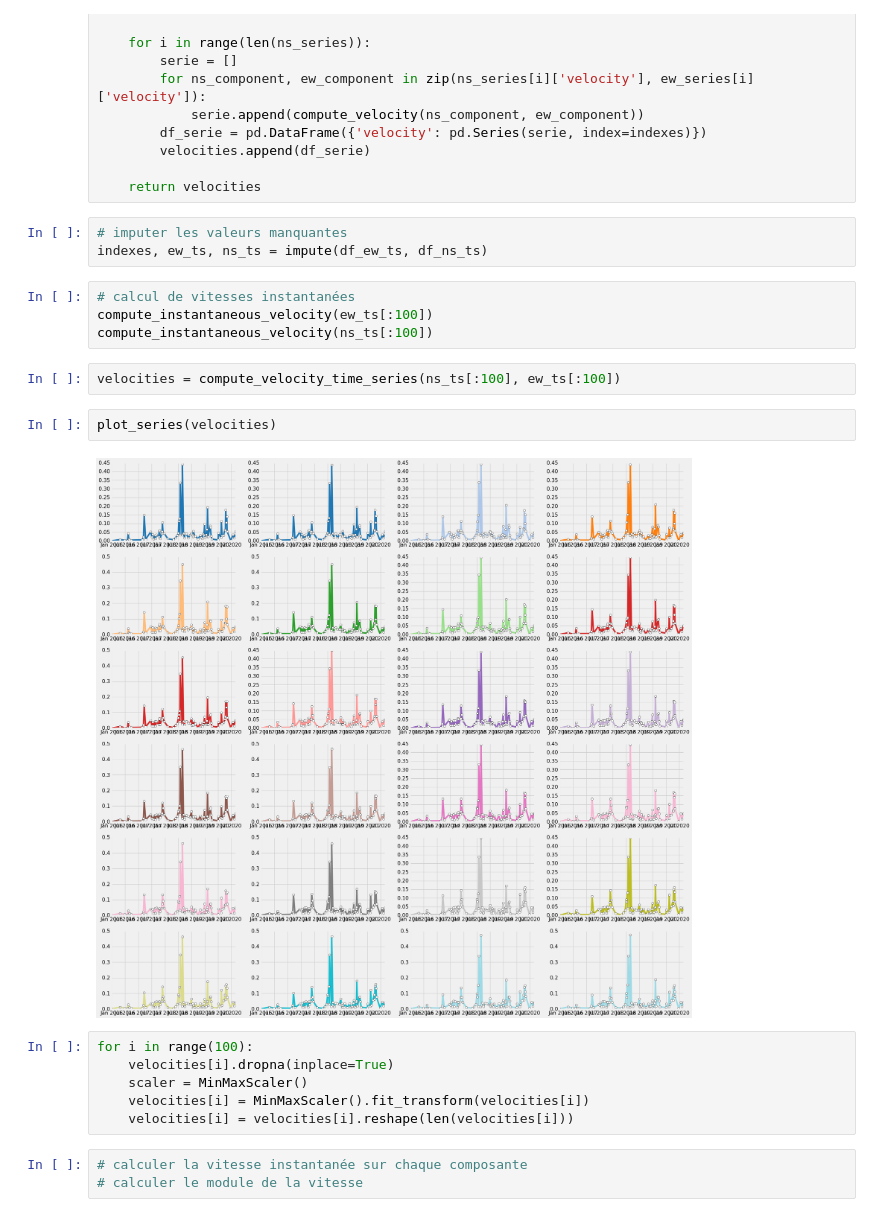
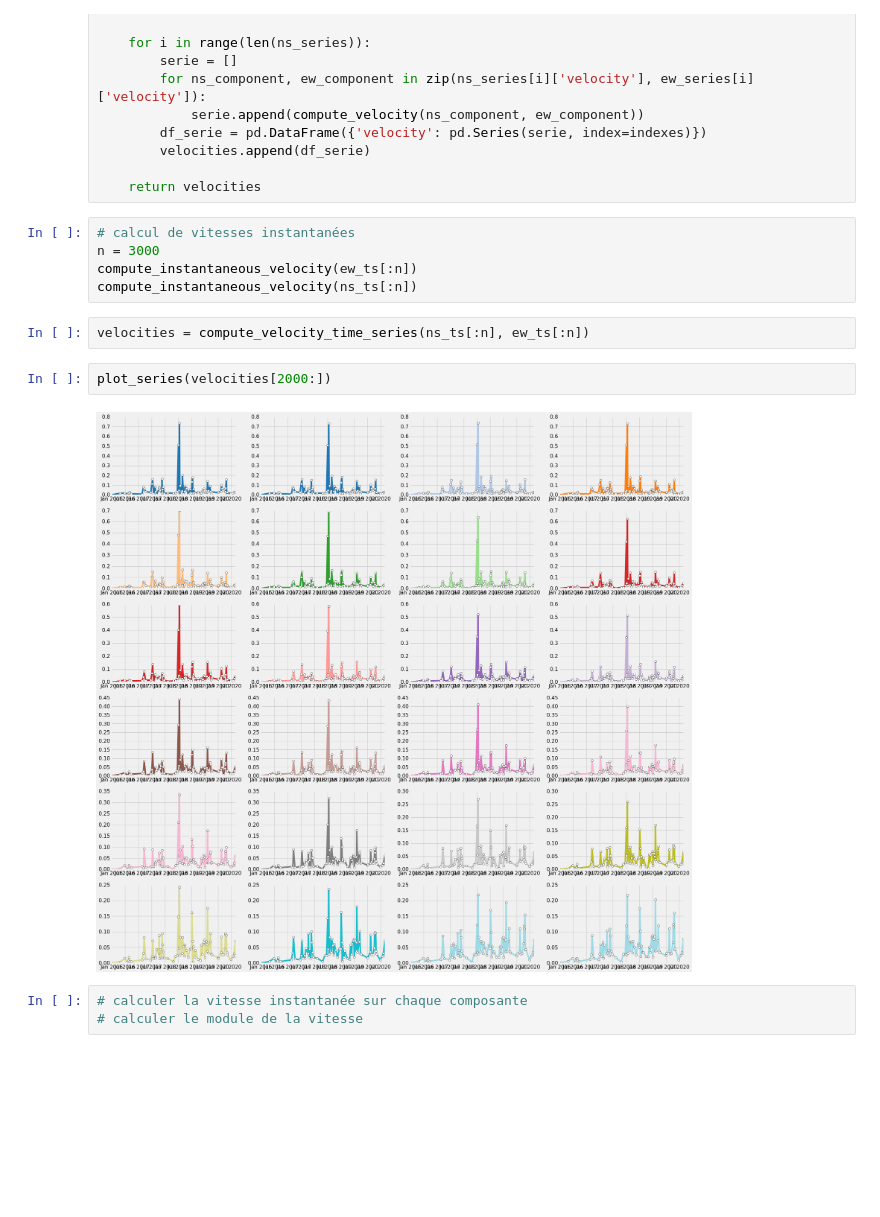
Before and after one commit to EddyVianney/Stage_master2_sdsc_eost, a Jupyter notebook: PMEDV_STAGE_SDSC_EOST.ipynb, the cells around one changed output. Drawn from its saved outputs; the diff is of its cells as text; blank space fills up the shorter version.

```diff
--- a/PMEDV_STAGE_SDSC_EOST.ipynb
+++ b/PMEDV_STAGE_SDSC_EOST.ipynb
@@ -173,25 +257,17 @@ def compute_velocity_time_series(ns_series, ew_series):
         velocities.append(df_serie)
 
     return velocities
-# %%
-# imputer les valeurs manquantes
-indexes, ew_ts, ns_ts = impute(df_ew_ts, df_ns_ts)
 # %%
 # calcul de vitesses instantanées
-compute_instantaneous_velocity(ew_ts[:100])
-compute_instantaneous_velocity(ns_ts[:100])
+n = 3000
+compute_instantaneous_velocity(ew_ts[:n])
+compute_instantaneous_velocity(ns_ts[:n])
 # %%
-velocities = compute_velocity_time_series(ns_ts[:100], ew_ts[:100])
+velocities = compute_velocity_time_series(ns_ts[:n], ew_ts[:n])
 # %%
-plot_series(velocities)
+plot_series(velocities[2000:])
 # %% [output]
-[figure, old version]
+[figure, new version]
-# %%
-for i in range(100):
-    velocities[i].dropna(inplace=True)
-    scaler = MinMaxScaler()
-    velocities[i] = MinMaxScaler().fit_transform(velocities[i])
-    velocities[i] = velocities[i].reshape(len(velocities[i]))
 # %%
 # calculer la vitesse instantanée sur chaque composante
 # calculer le module de la vitesse
```
Also changed, not shown: parts of 31 cells of this notebook.
